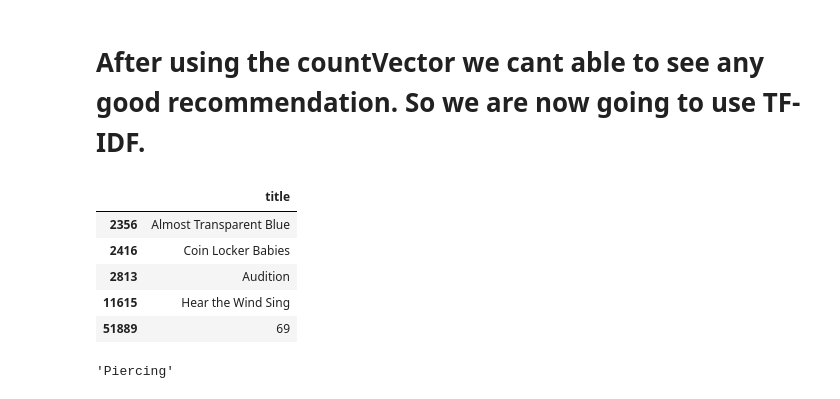
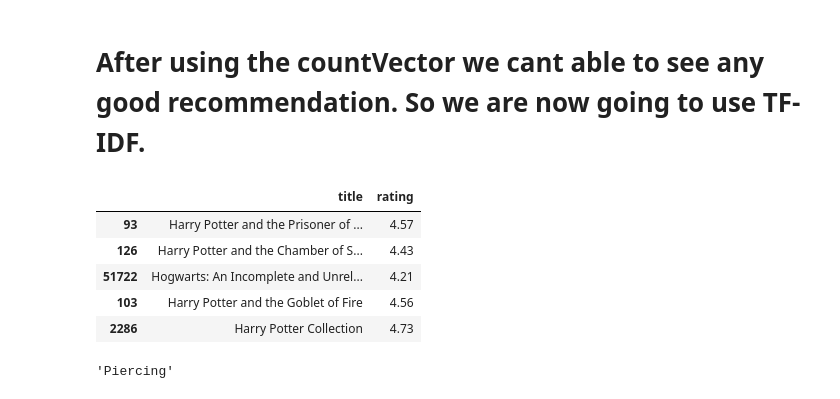
Before and after one commit to RithikDatascientist/Book_recommendation_system, a Jupyter notebook: Books_recommendation_model.ipynb, the cells around one changed output. Drawn from its saved outputs; the diff is of its cells as text; code cells hidden in the pictures.

```diff
--- a/Books_recommendation_model.ipynb
+++ b/Books_recommendation_model.ipynb
@@ -52,7 +52,7 @@ max        5.000000  7.048471e+06    100.000000  2.993816e+06  30516.000000
 # %% [markdown]
 We dont need all the columns for our recommendation system, so we are going to remove columns which or not adding value.
 # %%
-drop_columns = ['bookId','series','isbn','characters', 'bookFormat', 'edition','publisher', 'publishDate', 'firstPublishDate', 'awards','bbeVotes',
+drop_columns = ['bookId','series','isbn','characters', 'bookFormat', 'edition','publisher', 'publishDate', 'firstPublishDate', 'awards','language','pages','likedPercent',
                 'ratingsByStars','setting', 'coverImg','price']
 # %%
 df = df.drop(drop_columns, axis = 1)
@@ -368,6 +373,6 @@ req_feature.head(3)
 # %%
 req_feature["Tags"] = req_feature["Tags"].apply(lambda x: " ".join(x))
 # %%
-new_df = req_feature[["title","Tags"]]
+new_df = req_feature[["title","Tags","rating","bbeScore"]]
 new_df.head(3)
 # %% [output]
@@ -492,16 +499,16 @@ def recommend_books(title, n=5):
     # Safety check: filter out invalid indices
     top_indices = [i for i in top_indices if i < len(new_df)]
 
-    return new_df.iloc[top_indices][['title']]
+    return new_df.iloc[top_indices][['title', 'rating']]
 # %%
-recommend_books("Piercing")
+recommend_books("Harry Potter and the Sorcerer's Stone")
 # %% [output]
-|  | title |
-| 2356 | Almost Transparent Blue |
-| 2416 | Coin Locker Babies |
-| 2813 | Audition |
-| 11615 | Hear the Wind Sing |
-| 51889 | 69 |
+|  | title | rating |
+| 93 | Harry Potter and the Prisoner of ... | 4.57 |
+| 126 | Harry Potter and the Chamber of S... | 4.43 |
+| 51722 | Hogwarts: An Incomplete and Unrel... | 4.21 |
+| 103 | Harry Potter and the Goblet of Fire | 4.56 |
+| 2286 | Harry Potter Collection | 4.73 |
 # %%
 new_df["title"][2444]
 # %% [output]
```
Also changed, not shown: parts of 19 cells of this notebook.
